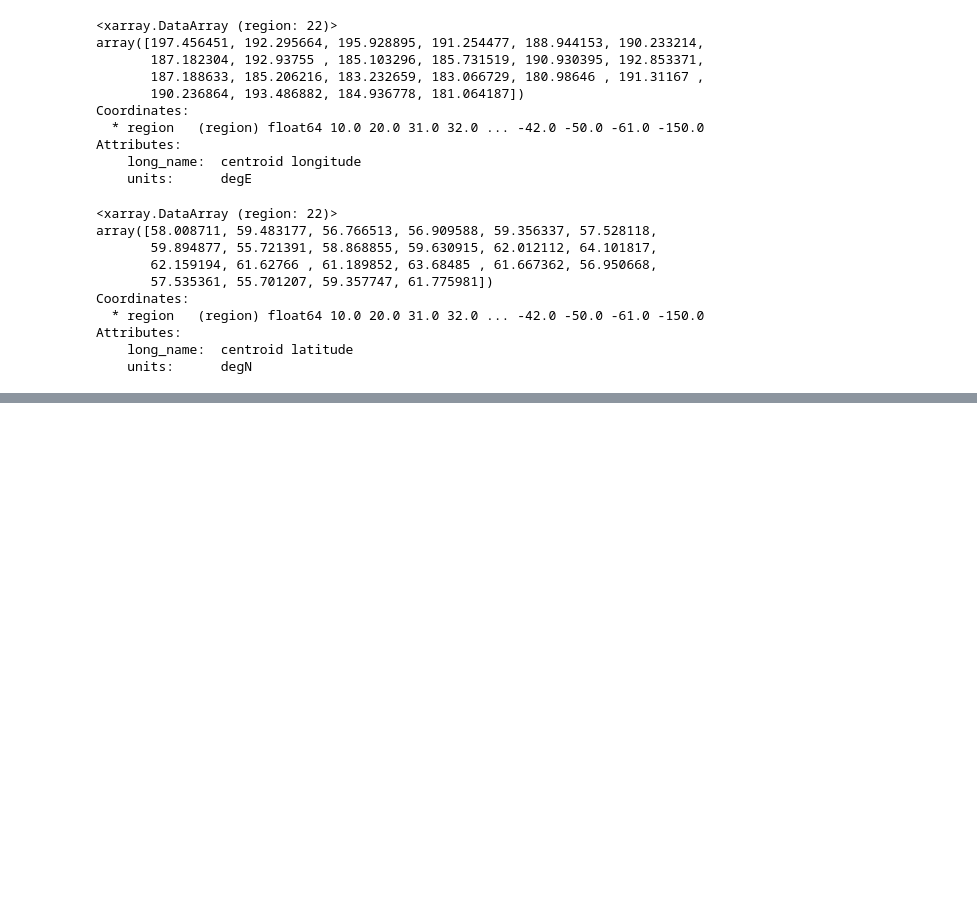
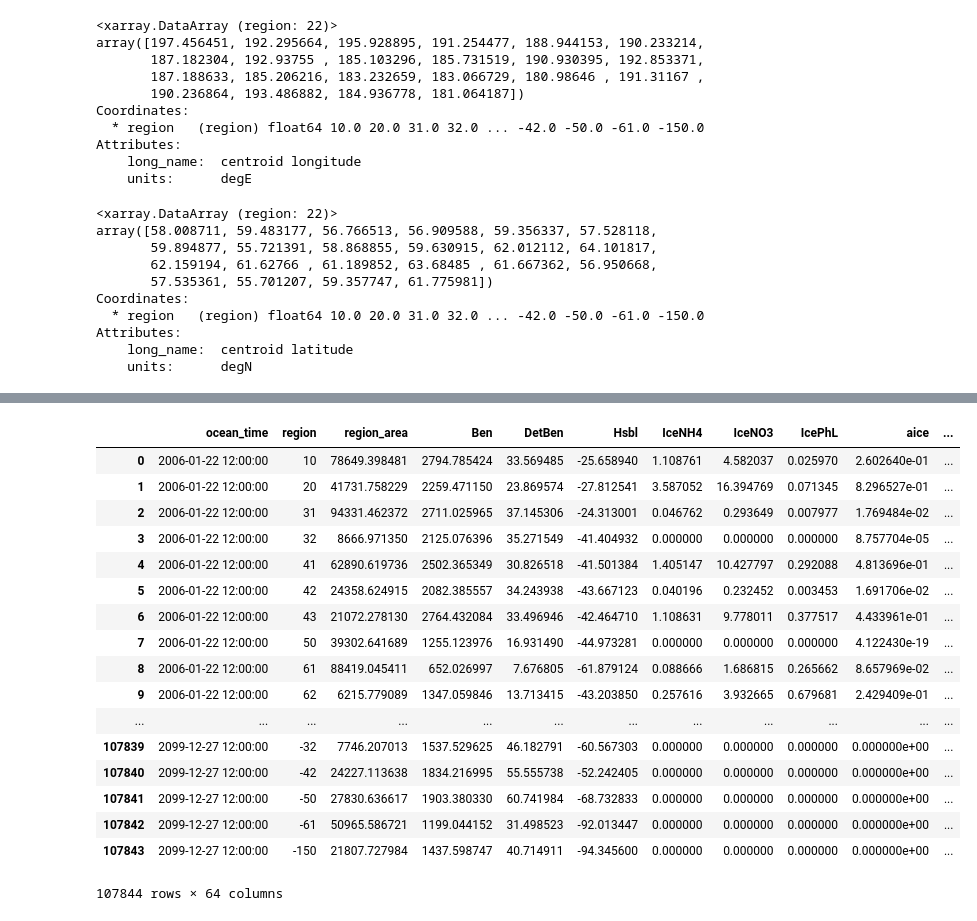
Before and after one commit to noaaroland/pyaclim, a Jupyter notebook: regions3.ipynb, the cells around one changed output, grey strips where cells are left out. Saved outputs shown, nothing was run; the diff lists cells and outputs as text; code cells hidden in the pictures; blank space fills up the shorter version.

```diff
--- a/regions3.ipynb
+++ b/regions3.ipynb
@@ -142,0 +167,24 @@ data_array.to_netcdf("ACLIMregion_B10K-H16_CMIP5_CESM_BIO_rcp85_with_centroids.n
+# %%
+df = df.reset_index()
+df['region'] = df['region'].astype(int)
+df['region'] = df['region'].astype(str)
+df
+# %% [output]
+|  | ocean_time | region | region_area | Ben | DetBen | Hsbl | IceNH4 | IceNO3 | IcePhL | aice | ... |
+| 0 | 2006-01-22 12:00:00 | 10 | 78649.398481 | 2794.785424 | 33.569485 | -25.658940 | 1.108761 | 4.582037 | 0.025970 | 2.602640e-01 | ... |
+| 1 | 2006-01-22 12:00:00 | 20 | 41731.758229 | 2259.471150 | 23.869574 | -27.812541 | 3.587052 | 16.394769 | 0.071345 | 8.296527e-01 | ... |
+| 2 | 2006-01-22 12:00:00 | 31 | 94331.462372 | 2711.025965 | 37.145306 | -24.313001 | 0.046762 | 0.293649 | 0.007977 | 1.769484e-02 | ... |
+| 3 | 2006-01-22 12:00:00 | 32 | 8666.971350 | 2125.076396 | 35.271549 | -41.404932 | 0.000000 | 0.000000 | 0.000000 | 8.757704e-05 | ... |
+| 4 | 2006-01-22 12:00:00 | 41 | 62890.619736 | 2502.365349 | 30.826518 | -41.501384 | 1.405147 | 10.427797 | 0.292088 | 4.813696e-01 | ... |
+| 5 | 2006-01-22 12:00:00 | 42 | 24358.624915 | 2082.385557 | 34.243938 | -43.667123 | 0.040196 | 0.232452 | 0.003453 | 1.691706e-02 | ... |
+| 6 | 2006-01-22 12:00:00 | 43 | 21072.278130 | 2764.432084 | 33.496946 | -42.464710 | 1.108631 | 9.778011 | 0.377517 | 4.433961e-01 | ... |
+| 7 | 2006-01-22 12:00:00 | 50 | 39302.641689 | 1255.123976 | 16.931490 | -44.973281 | 0.000000 | 0.000000 | 0.000000 | 4.122430e-19 | ... |
+| 8 | 2006-01-22 12:00:00 | 61 | 88419.045411 | 652.026997 | 7.676805 | -61.879124 | 0.088666 | 1.686815 | 0.265662 | 8.657969e-02 | ... |
+| 9 | 2006-01-22 12:00:00 | 62 | 6215.779089 | 1347.059846 | 13.713415 | -43.203850 | 0.257616 | 3.932665 | 0.679681 | 2.429409e-01 | ... |
+| ... | ... | ... | ... | ... | ... | ... | ... | ... | ... | ... | ... |
+| 107839 | 2099-12-27 12:00:00 | -32 | 7746.207013 | 1537.529625 | 46.182791 | -60.567303 | 0.000000 | 0.000000 | 0.000000 | 0.000000e+00 | ... |
+| 107840 | 2099-12-27 12:00:00 | -42 | 24227.113638 | 1834.216995 | 55.555738 | -52.242405 | 0.000000 | 0.000000 | 0.000000 | 0.000000e+00 | ... |
+| 107841 | 2099-12-27 12:00:00 | -50 | 27830.636617 | 1903.380330 | 60.741984 | -68.732833 | 0.000000 | 0.000000 | 0.000000 | 0.000000e+00 | ... |
+| 107842 | 2099-12-27 12:00:00 | -61 | 50965.586721 | 1199.044152 | 31.498523 | -92.013447 | 0.000000 | 0.000000 | 0.000000 | 0.000000e+00 | ... |
+| 107843 | 2099-12-27 12:00:00 | -150 | 21807.727984 | 1437.598747 | 40.714911 | -94.345600 | 0.000000 | 0.000000 | 0.000000 | 0.000000e+00 | ... |
+107844 rows × 64 columns
```
Also changed, not shown: parts of 4 cells of this notebook.
